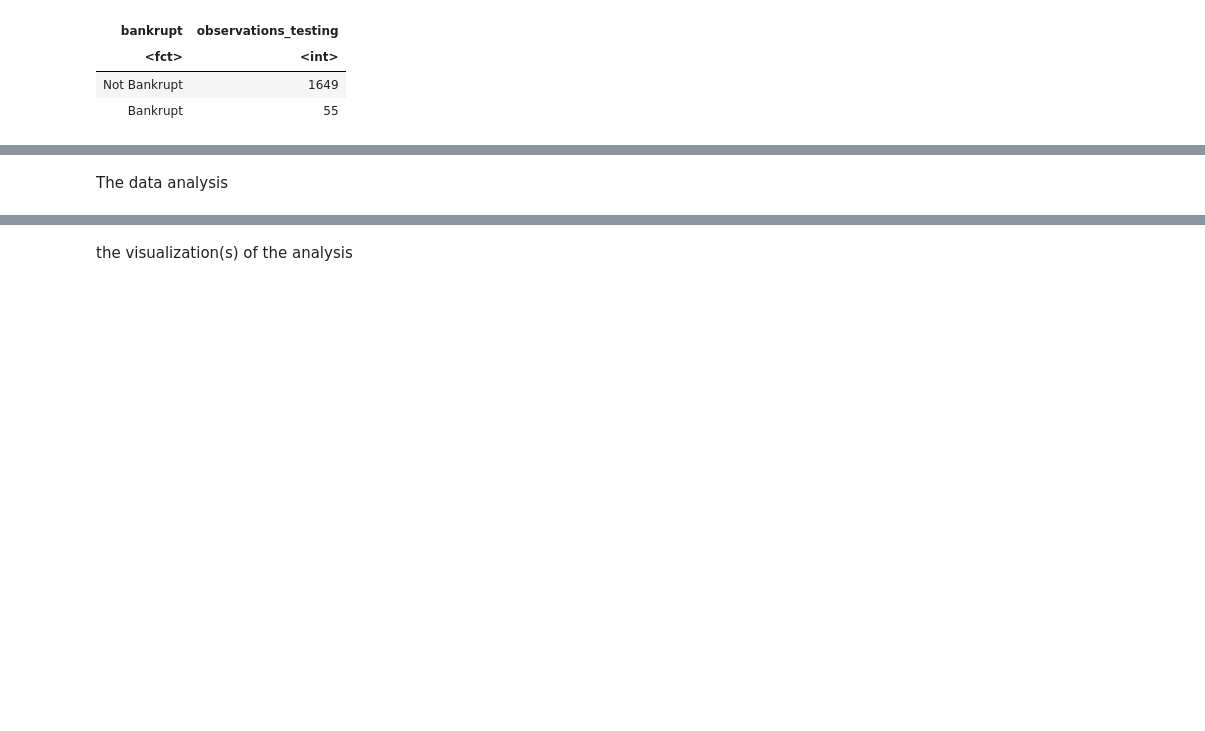
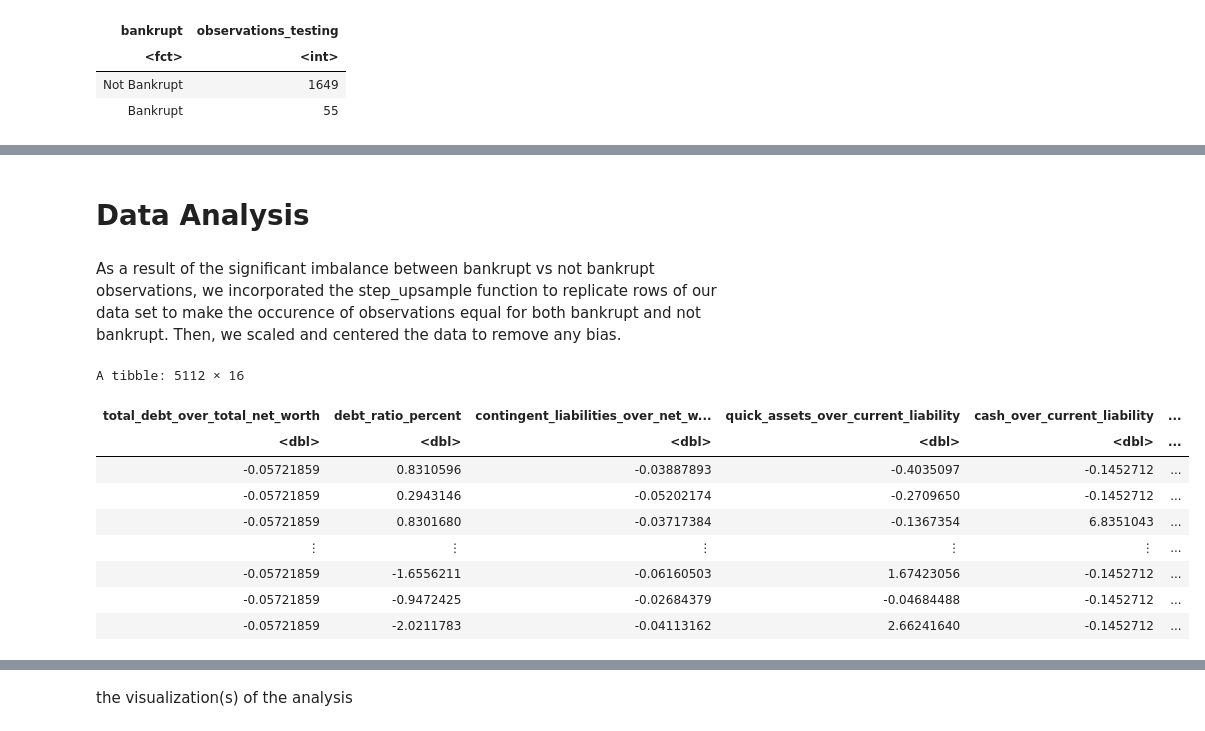
Before and after one commit to Yuxuantls/Dsci_100_group_32, a Jupyter notebook: Group 32 - Project Report.ipynb, the cells around one changed output, grey strips where cells are left out. Saved outputs shown, nothing was run; the diff lists cells and outputs as text; code cells hidden in the pictures; blank space fills up the shorter version.

```diff
--- a/Group 32 - Project Report.ipynb
+++ b/Group 32 - Project Report.ipynb
@@ -276,4 +306,26 @@ Commentary on performing a visualization of the data set which i srelevant for e
+# %% [markdown]
+# Data Analysis
 # %% [markdown]
-The data analysis
+As a result of the significant imbalance between bankrupt vs not bankrupt observations, we incorporated the step_upsample function to replicate rows of our data set to make the occurence of observations equal for both bankrupt and not bankrupt.  Then, we scaled and centered the data to remove any bias.
 # %%
-#code here
+taiwan_recipe <- recipe(bankrupt ~ . , data = taiwan_initial_training) |>
+                step_upsample(bankrupt) |> #replicates rows in the dataset to make the observations for both bankrupt and not bankrupt equal.
+                step_scale(all_predictors()) |>
+                step_center(all_predictors())
+
+taiwan_scaled <- taiwan_recipe |>
+                     prep() |>
+                     bake(taiwan_initial_training)
+
+taiwan_scaled
+# %% [output]
+A tibble: 5112 × 16
+| total_debt_over_total_net_worth | debt_ratio_percent | contingent_liabilities_over_net_w... | quick_assets_over_current_liability | cash_over_current_liability | ... |
+| <dbl> | <dbl> | <dbl> | <dbl> | <dbl> | ... |
+| -0.05721859 | 0.8310596 | -0.03887893 | -0.4035097 | -0.1452712 | ... |
+| -0.05721859 | 0.2943146 | -0.05202174 | -0.2709650 | -0.1452712 | ... |
+| -0.05721859 | 0.8301680 | -0.03717384 | -0.1367354 | 6.8351043 | ... |
+| ⋮ | ⋮ | ⋮ | ⋮ | ⋮ | ... |
+| -0.05721859 | -1.6556211 | -0.06160503 | 1.67423056 | -0.1452712 | ... |
+| -0.05721859 | -0.9472425 | -0.02684379 | -0.04684488 | -0.1452712 | ... |
+| -0.05721859 | -2.0211783 | -0.04113162 | 2.66241640 | -0.1452712 | ... |
```
Also changed, not shown: parts of 34 cells of this notebook.
